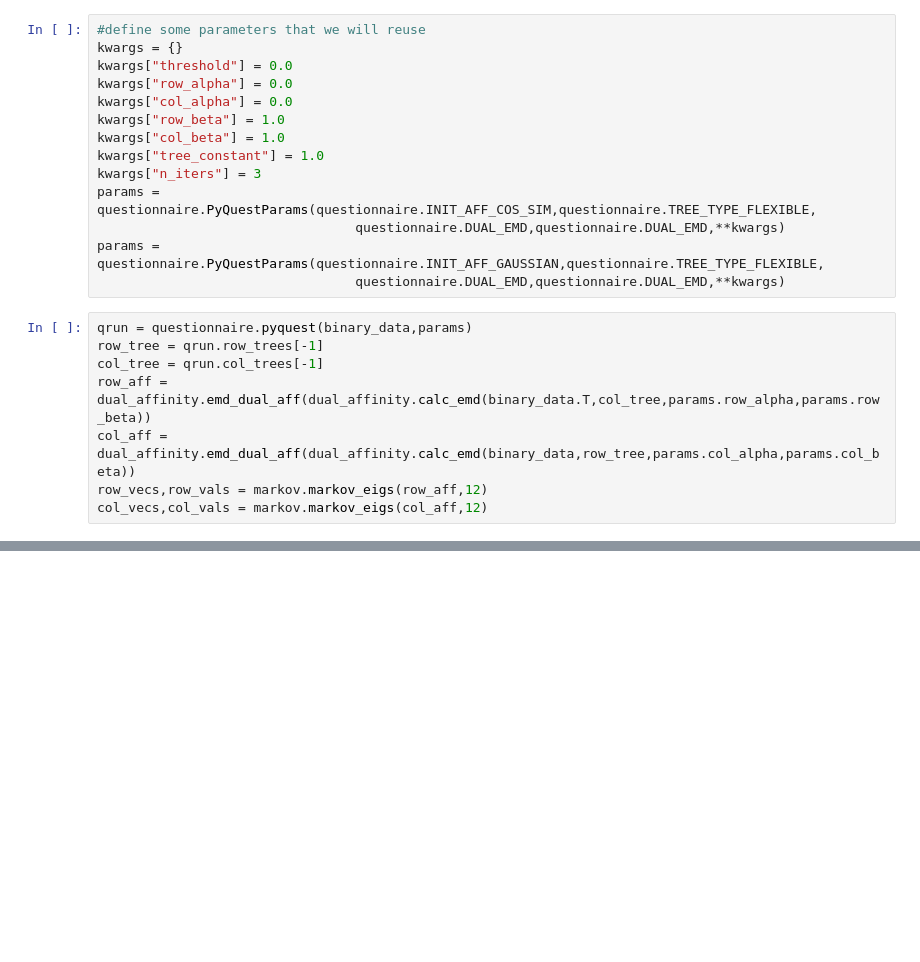
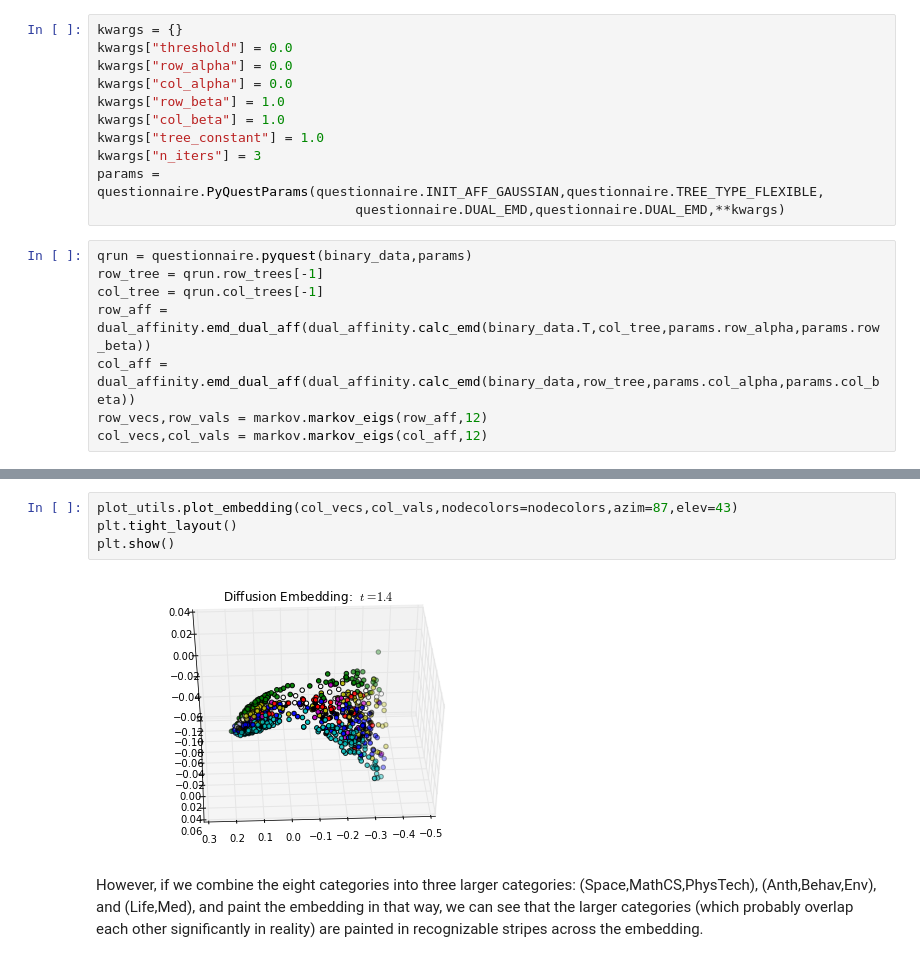
Before and after one commit to hgfalling/pyquest_work, a Jupyter notebook: thesis_SN.ipynb, the cells around one changed output, grey strips where cells are left out. Drawn from its saved outputs; the diff is of its cells as text; blank space fills up the shorter version.

```diff
--- a/thesis_SN.ipynb
+++ b/thesis_SN.ipynb
@@ -22,5 +105,4 @@ def remove_data(indices,direction):
 # %%
-#define some parameters that we will reuse
 kwargs = {}
 kwargs["threshold"] = 0.0
 kwargs["row_alpha"] = 0.0
@@ -29,8 +111,6 @@ kwargs["row_beta"] = 1.0
 kwargs["col_beta"] = 1.0
 kwargs["tree_constant"] = 1.0
 kwargs["n_iters"] = 3
-params = questionnaire.PyQuestParams(questionnaire.INIT_AFF_COS_SIM,questionnaire.TREE_TYPE_FLEXIBLE,
-                                 questionnaire.DUAL_EMD,questionnaire.DUAL_EMD,**kwargs)
 params = questionnaire.PyQuestParams(questionnaire.INIT_AFF_GAUSSIAN,questionnaire.TREE_TYPE_FLEXIBLE,
                                  questionnaire.DUAL_EMD,questionnaire.DUAL_EMD,**kwargs)
 # %%
@@ -379,0 +159,8 @@ plt.show()
+# %%
+plot_utils.plot_embedding(col_vecs,col_vals,nodecolors=nodecolors,azim=87,elev=43)
+plt.tight_layout()
+plt.show()
+# %% [output]
+[figure, added]
+# %% [markdown]
+However, if we combine the eight categories into three larger categories: (Space,MathCS,PhysTech), (Anth,Behav,Env), and (Life,Med), and paint the embedding in that way, we can see that the larger categories (which probably overlap each other significantly in reality) are painted in recognizable stripes across the embedding.
```
Also changed, not shown: parts of 61 cells of this notebook, 1 other file.
